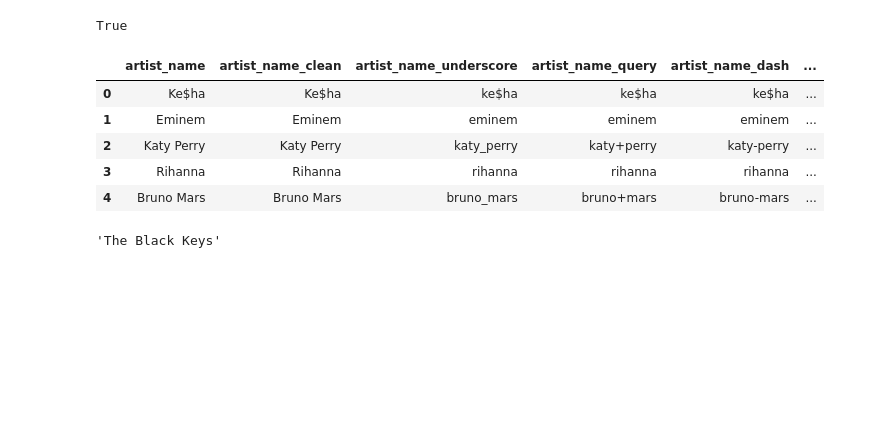
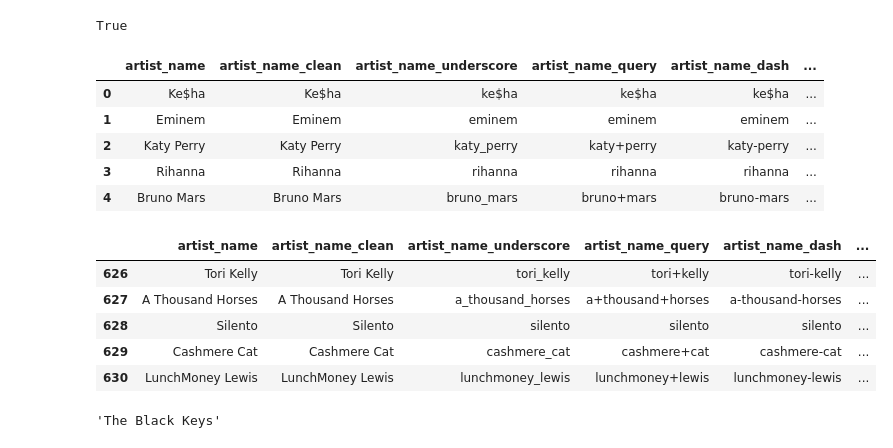
Before and after one commit to trxw/CDIPS_PandoraTeam, a Jupyter notebook: wikipedia/WikiScraper.ipynb, the cells around one changed output. Cells and saved outputs as stored; diff of their text form; code cells hidden in the pictures; blank space fills up the shorter version.

```diff
--- a/wikipedia/WikiScraper.ipynb
+++ b/wikipedia/WikiScraper.ipynb
@@ -65,3 +63,13 @@ ArtistList.head()
+# %%
+ArtistList['ambiguous'] = ArtistList.ambiguous
+ArtistList.tail()
+# %% [output]
+|  | artist_name | artist_name_clean | artist_name_underscore | artist_name_query | artist_name_dash | ... |
+| 626 | Tori Kelly | Tori Kelly | tori_kelly | tori+kelly | tori-kelly | ... |
+| 627 | A Thousand Horses | A Thousand Horses | a_thousand_horses | a+thousand+horses | a-thousand-horses | ... |
+| 628 | Silento | Silento | silento | silento | silento | ... |
+| 629 | Cashmere Cat | Cashmere Cat | cashmere_cat | cashmere+cat | cashmere-cat | ... |
+| 630 | LunchMoney Lewis | LunchMoney Lewis | lunchmoney_lewis | lunchmoney+lewis | lunchmoney-lewis | ... |
 # %%
 import re
 def queryName(name):
```
Also changed, not shown: parts of 4 cells of this notebook, 1 other file.
